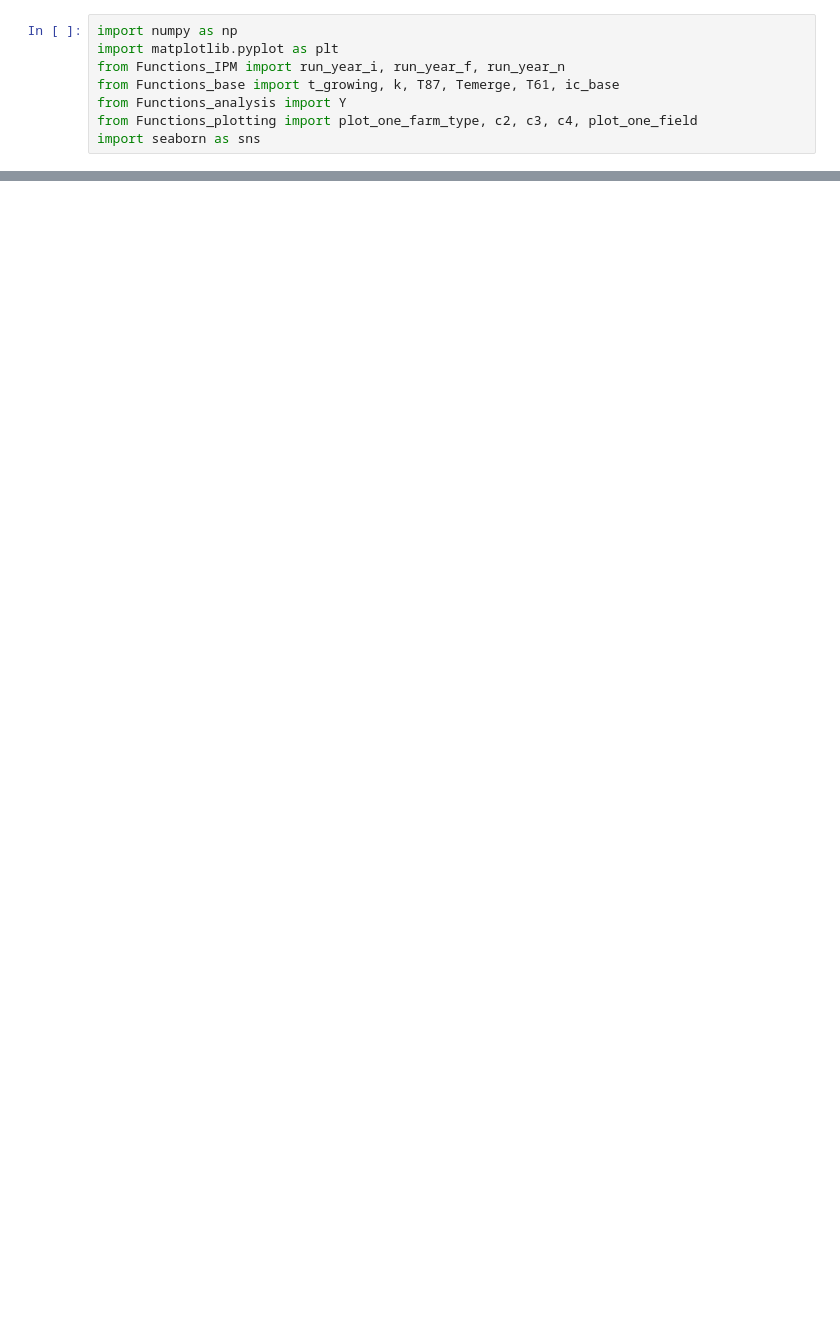
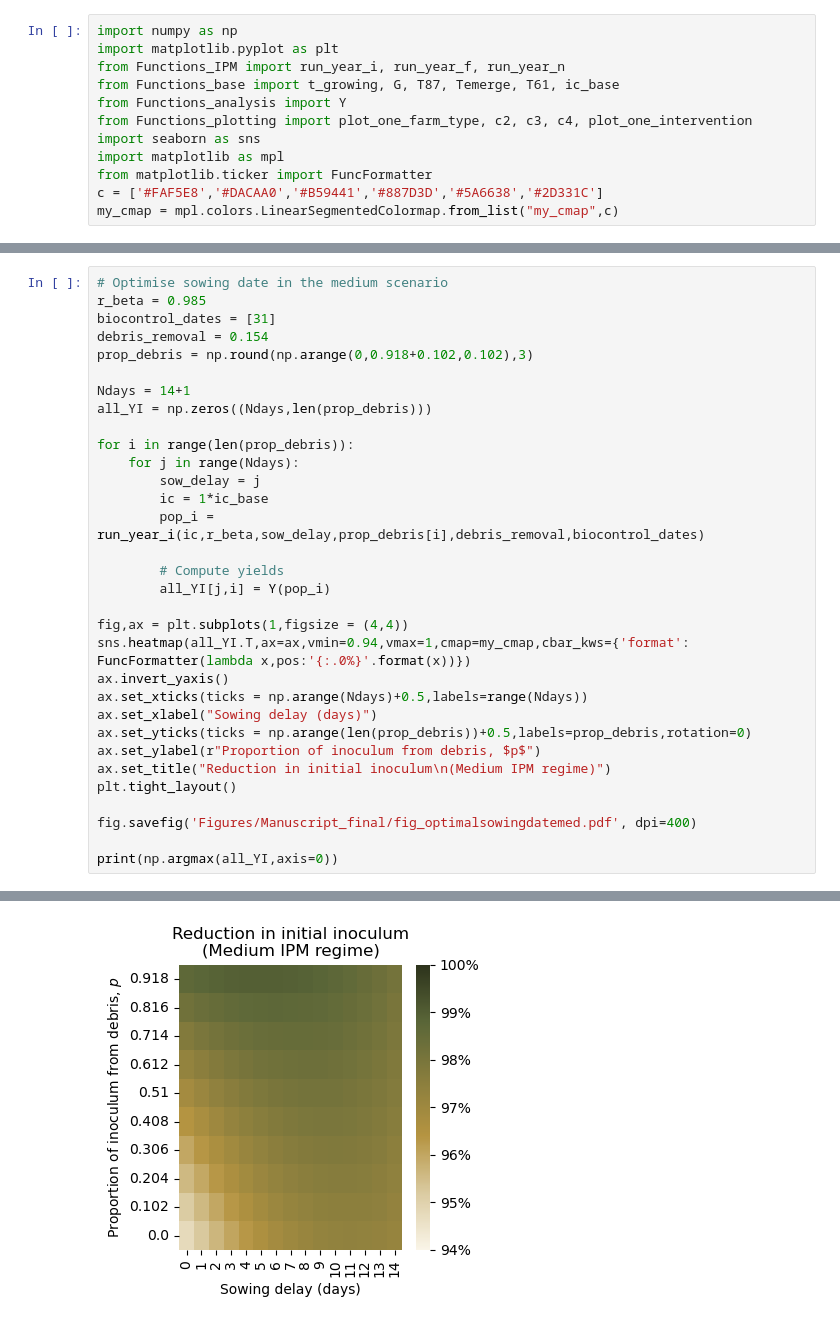
Before and after one commit to emrvincent/IPM_s_tritici_modelling, a Jupyter notebook: Single fields.ipynb, the cells around one changed output, grey strips where cells are left out. Drawn from its saved outputs; the diff is of its cells as text; blank space fills up the shorter version.

```diff
--- a/Single fields.ipynb
+++ b/Single fields.ipynb
@@ -2,7 +2,11 @@
 import numpy as np
 import matplotlib.pyplot as plt
 from Functions_IPM import run_year_i, run_year_f, run_year_n
-from Functions_base import t_growing, k, T87, Temerge, T61, ic_base
+from Functions_base import t_growing, G, T87, Temerge, T61, ic_base
 from Functions_analysis import Y
-from Functions_plotting import plot_one_farm_type, c2, c3, c4, plot_one_field
+from Functions_plotting import plot_one_farm_type, c2, c3, c4, plot_one_intervention
 import seaborn as sns
+import matplotlib as mpl
+from matplotlib.ticker import FuncFormatter
+c = ['#FAF5E8','#DACAA0','#B59441','#887D3D','#5A6638','#2D331C']
+my_cmap = mpl.colors.LinearSegmentedColormap.from_list("my_cmap",c)
@@ -8,0 +15,33 @@ import seaborn as sns
+# %%
+# Optimise sowing date in the medium scenario
+r_beta = 0.985
+biocontrol_dates = [31]
+debris_removal = 0.154
+prop_debris = np.round(np.arange(0,0.918+0.102,0.102),3)
+
+Ndays = 14+1
+all_YI = np.zeros((Ndays,len(prop_debris)))
+
+for i in range(len(prop_debris)):
+    for j in range(Ndays):
+        sow_delay = j
+        ic = 1*ic_base
+        pop_i = run_year_i(ic,r_beta,sow_delay,prop_debris[i],debris_removal,biocontrol_dates)
+
+        # Compute yields
+        all_YI[j,i] = Y(pop_i)
+
+fig,ax = plt.subplots(1,figsize = (4,4))
+sns.heatmap(all_YI.T,ax=ax,vmin=0.94,vmax=1,cmap=my_cmap,cbar_kws={'format': FuncFormatter(lambda x,pos:'{:.0%}'.format(x))})
+ax.invert_yaxis()
+ax.set_xticks(ticks = np.arange(Ndays)+0.5,labels=range(Ndays))
+ax.set_xlabel("Sowing delay (days)")
+ax.set_yticks(ticks = np.arange(len(prop_debris))+0.5,labels=prop_debris,rotation=0)
+ax.set_ylabel(r"Proportion of inoculum from debris, $p$")
+ax.set_title("Reduction in initial inoculum\n(Medium IPM regime)")
+plt.tight_layout()
+
+fig.savefig('Figures/Manuscript_final/fig_optimalsowingdatemed.pdf', dpi=400)
+
+print(np.argmax(all_YI,axis=0))
+# %% [output]
@@ -8,0 +49 @@ import seaborn as sns
+[figure, added]
```
Also changed, not shown: parts of 9 cells of this notebook, 50 other files.
